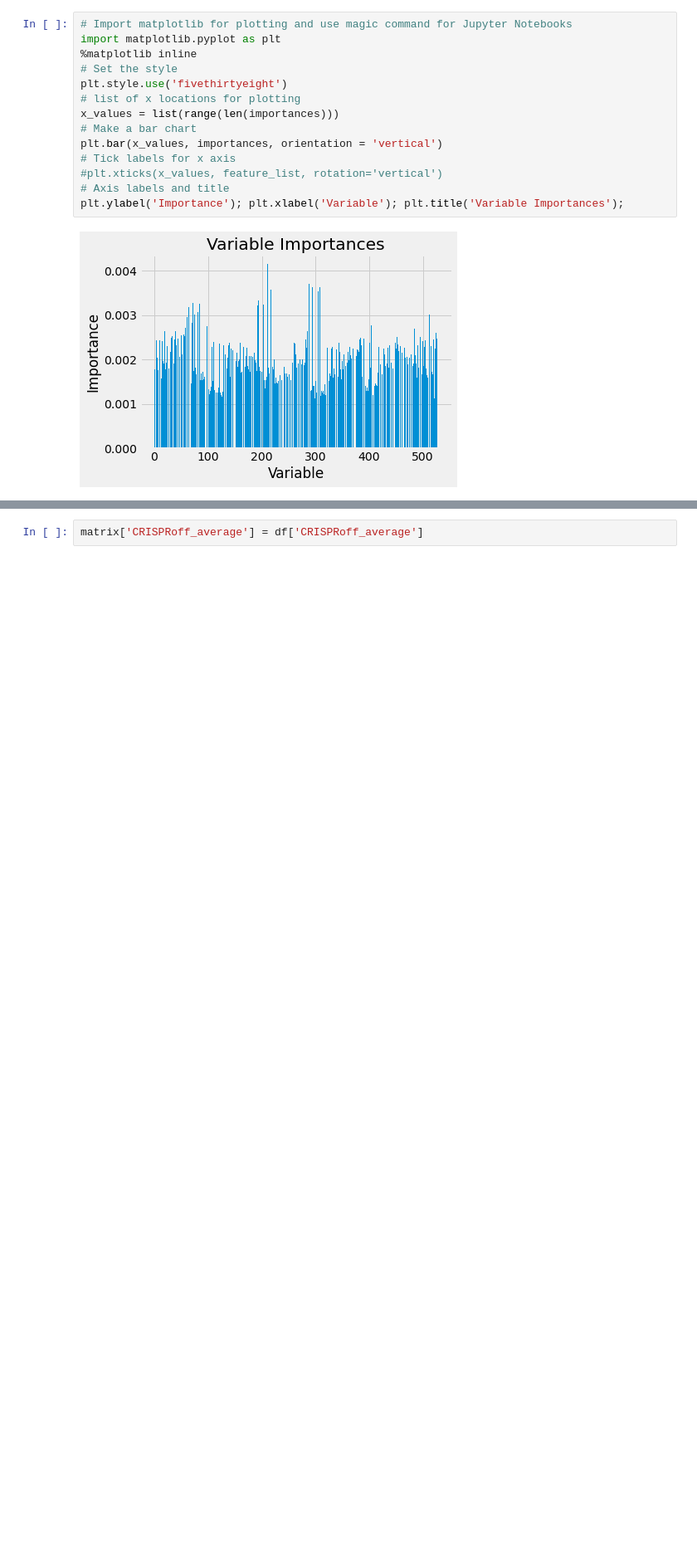
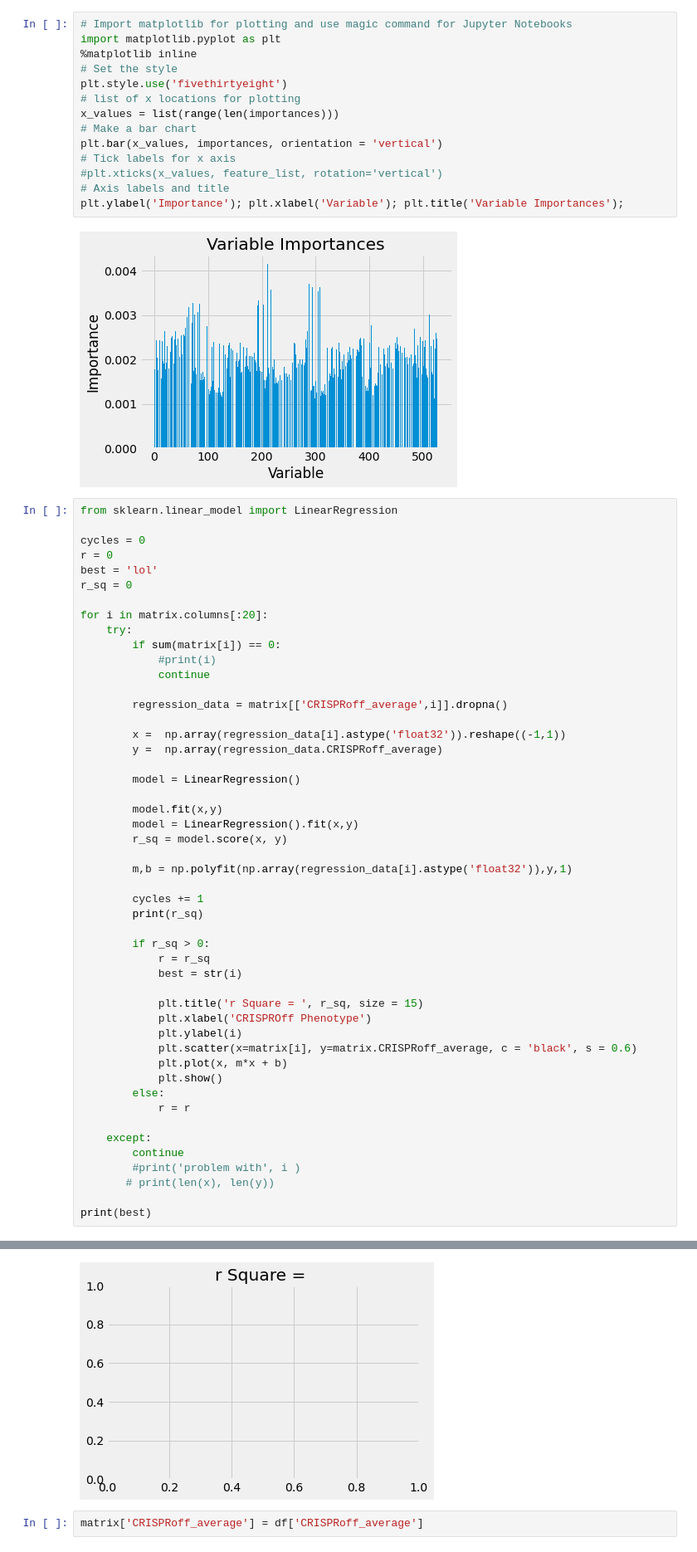
Before and after one commit to sermare/DeepOff, a Jupyter notebook: Random Forest.ipynb, the cells around one changed output, grey strips where cells are left out. Shown at 83% size. Drawn from its saved outputs; the diff is of its cells as text; blank space fills up the shorter version.

```diff
--- a/Random Forest.ipynb
+++ b/Random Forest.ipynb
@@ -305,3 +433,53 @@ plt.bar(x_values, importances, orientation = 'vertical')
 plt.ylabel('Importance'); plt.xlabel('Variable'); plt.title('Variable Importances');
 # %% [output]
 [figure]
+# %%
+from sklearn.linear_model import LinearRegression
+
+cycles = 0
+r = 0
+best = 'lol'
+r_sq = 0
+
+for i in matrix.columns[:20]:
+    try:
+        if sum(matrix[i]) == 0:
+            #print(i)
+            continue
+
+        regression_data = matrix[['CRISPRoff_average',i]].dropna()
+
+        x =  np.array(regression_data[i].astype('float32')).reshape((-1,1))
+        y =  np.array(regression_data.CRISPRoff_average)
+
+        model = LinearRegression()
+
+        model.fit(x,y)
+        model = LinearRegression().fit(x,y)
+        r_sq = model.score(x, y)
+
+        m,b = np.polyfit(np.array(regression_data[i].astype('float32')),y,1)
+
+        cycles += 1
+        print(r_sq)
+
+        if r_sq > 0:
+            r = r_sq
+            best = str(i)
+
+            plt.title('r Square = ', r_sq, size = 15)
+            plt.xlabel('CRISPROff Phenotype')
+            plt.ylabel(i)
+            plt.scatter(x=matrix[i], y=matrix.CRISPRoff_average, c = 'black', s = 0.6)
+            plt.plot(x, m*x + b)
+            plt.show()
+        else:
+            r = r
+
+    except:
+        continue
+        #print('problem with', i )
+       # print(len(x), len(y))
+
+print(best)
+# %% [output]
@@ -308,3 +506,4 @@ plt.ylabel('Importance'); plt.xlabel('Variable'); plt.title('Variable Importance
+[figure, added]
 # %%
 matrix['CRISPRoff_average'] = df['CRISPRoff_average']
 # %%
```
Also changed, not shown: parts of 12 cells of this notebook, 1 other file.
